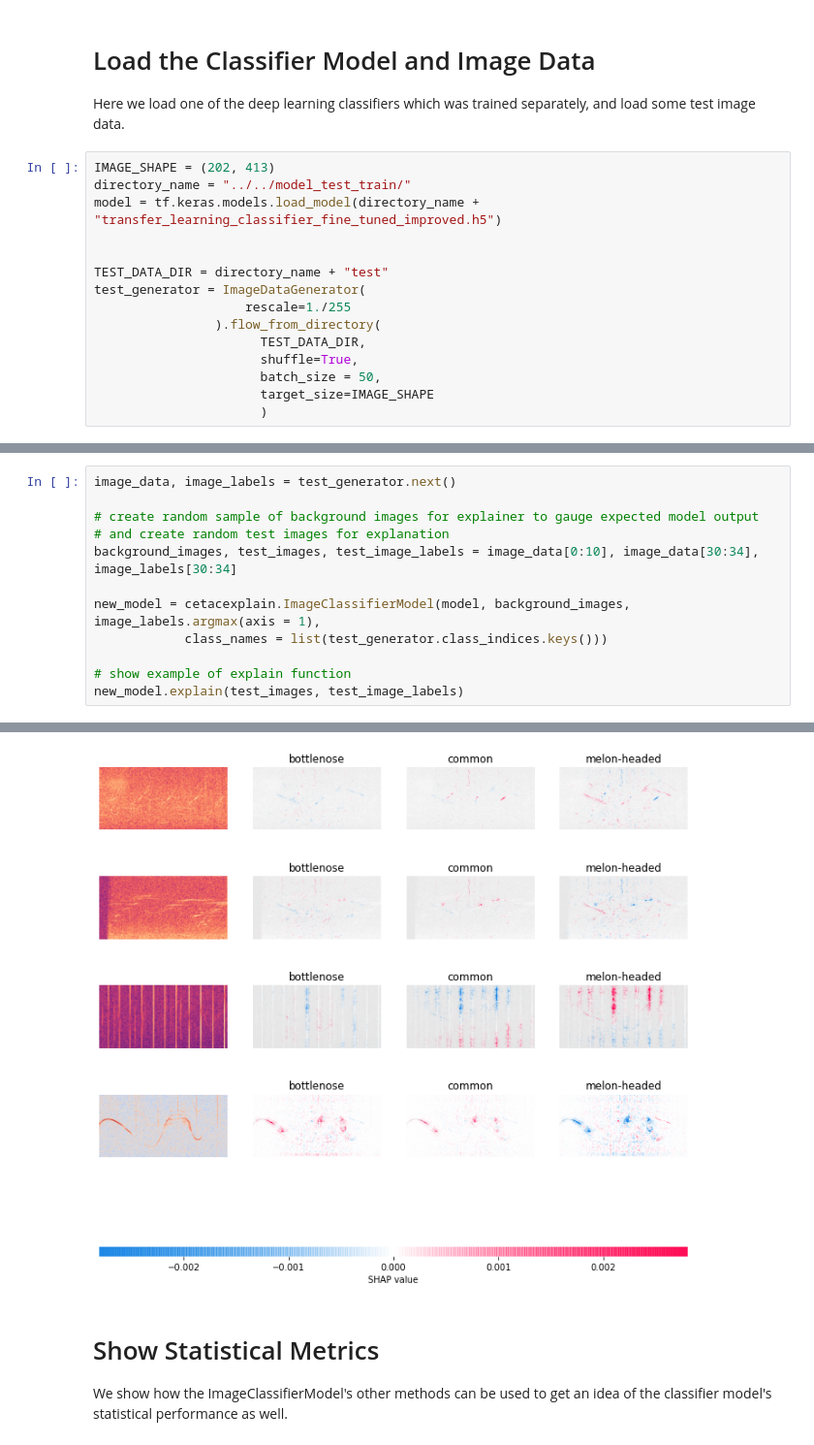
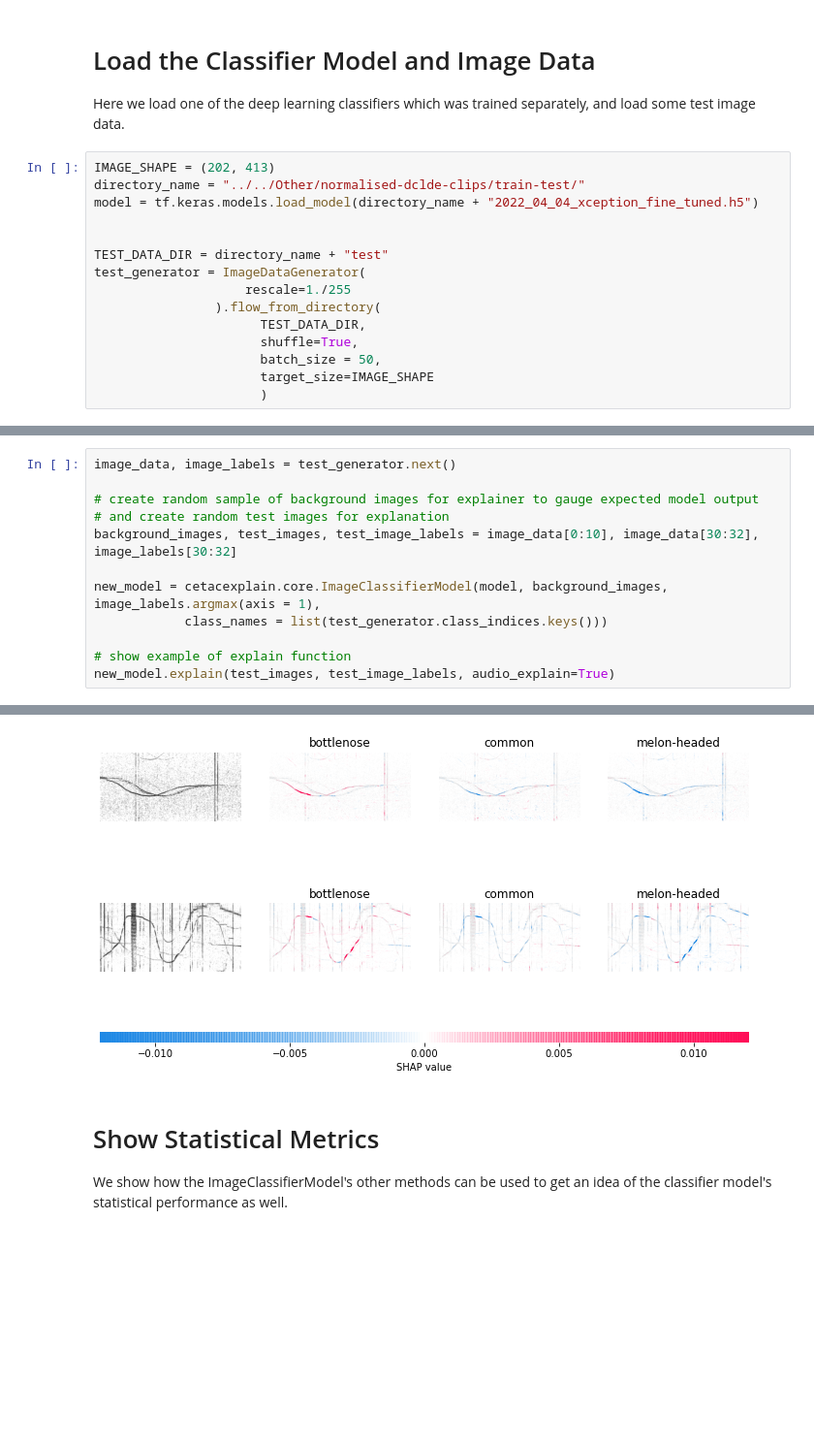
Before and after one commit to dolphin-acoustics-vip/CetaceXplain, a Jupyter notebook: CetaceXplain/CetaceXplain_Demo.ipynb, the cells around one changed output, grey strips where cells are left out. Shown at 97% size. Saved outputs shown, nothing was run; the diff lists cells and outputs as text; blank space fills up the shorter version.

```diff
--- a/CetaceXplain/CetaceXplain_Demo.ipynb
+++ b/CetaceXplain/CetaceXplain_Demo.ipynb
@@ -39,8 +39,8 @@ non-resource variables are not supported in the long term
 Here we load one of the deep learning classifiers which was trained separately, and load some test image data.
 # %%
 IMAGE_SHAPE = (202, 413)
-directory_name = "../../model_test_train/"
-model = tf.keras.models.load_model(directory_name + "transfer_learning_classifier_fine_tuned_improved.h5")
+directory_name = "../../Other/normalised-dclde-clips/train-test/"
+model = tf.keras.models.load_model(directory_name + "2022_04_04_xception_fine_tuned.h5")
 
 
 TEST_DATA_DIR = directory_name + "test"
@@ -68,13 +70,13 @@ image_data, image_labels = test_generator.next()
 
 # create random sample of background images for explainer to gauge expected model output
 # and create random test images for explanation
-background_images, test_images, test_image_labels = image_data[0:10], image_data[30:34], image_labels[30:34]
+background_images, test_images, test_image_labels = image_data[0:10], image_data[30:32], image_labels[30:32]
 
-new_model = cetacexplain.ImageClassifierModel(model, background_images, image_labels.argmax(axis = 1),
+new_model = cetacexplain.core.ImageClassifierModel(model, background_images, image_labels.argmax(axis = 1),
             class_names = list(test_generator.class_indices.keys()))
 
 # show example of explain function
-new_model.explain(test_images, test_image_labels)
+new_model.explain(test_images, test_image_labels, audio_explain=True)
 # %% [output]
 keras is no longer supported, please use tf.keras instead.
 Your TensorFlow version is newer than 2.4.0 and so graph support has been removed in eager mode and some static graphs may not be supported. See PR #1483 for discussion.
@@ -88,4 +88,4 @@ bottlenose              common
-[figure, old version]
+[figure, new version]
 # %% [markdown]
 # Show Statistical Metrics
 
```
Also changed, not shown: parts of 6 cells of this notebook, 5 other files.
